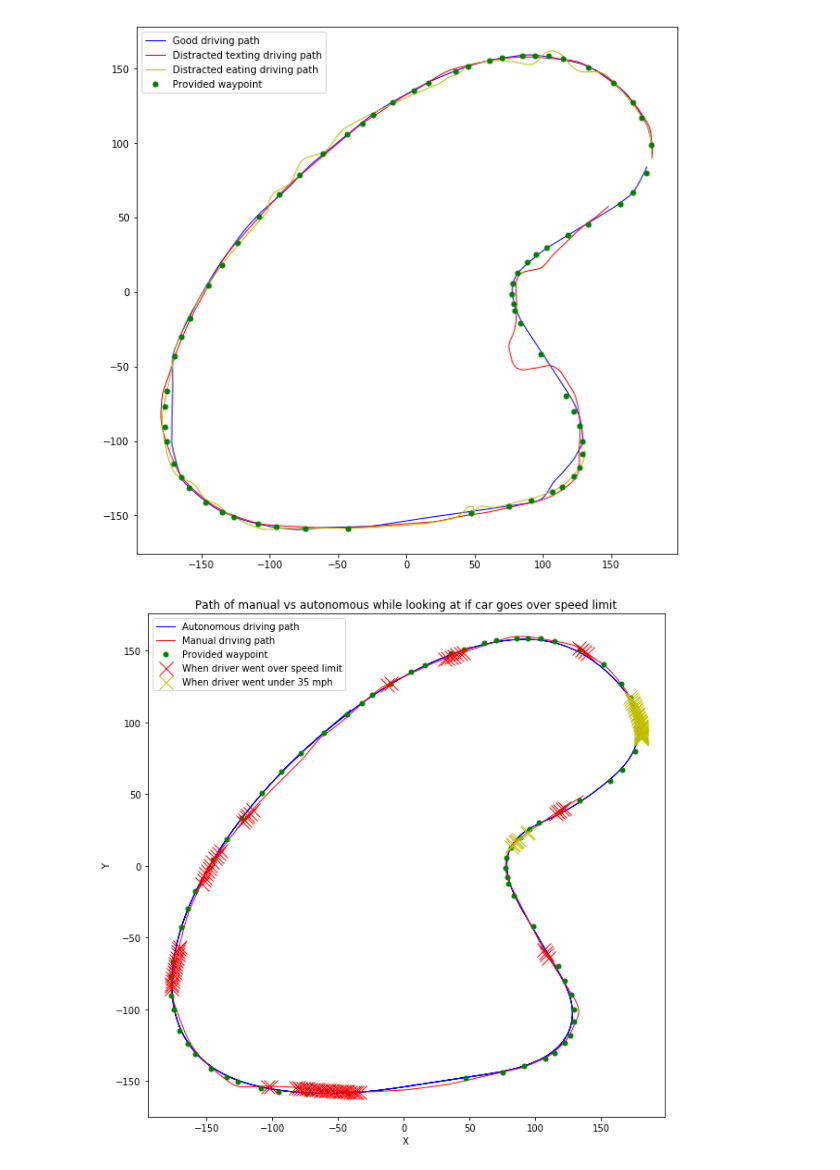
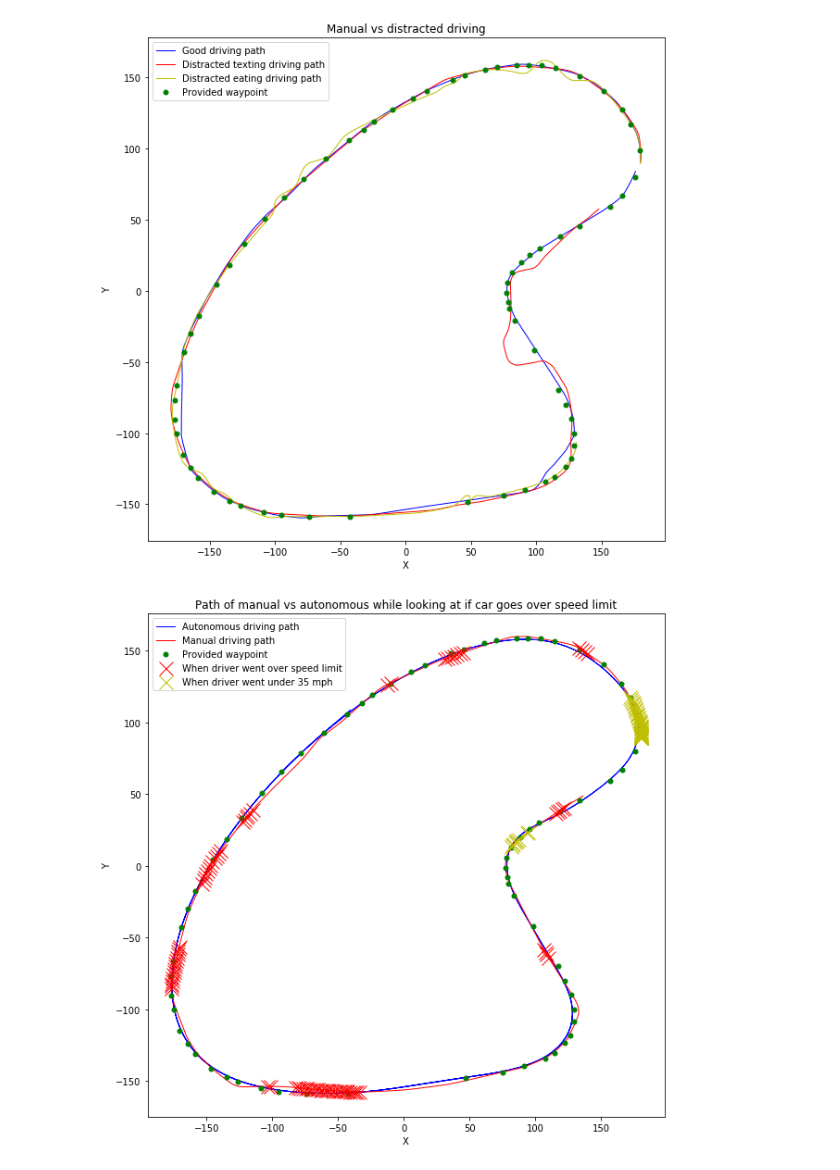
Before and after one commit to tylermoore1/InternProject, a Jupyter notebook: data_distracted_driving/visualize/visualize_data.ipynb, the cells around one changed output. Cells and saved outputs as stored; diff of their text form; code cells hidden in the pictures.

```diff
--- a/data_distracted_driving/visualize/visualize_data.ipynb
+++ b/data_distracted_driving/visualize/visualize_data.ipynb
@@ -37,14 +37,18 @@ for i in range(0, len(dfNormalLogger) - 1):
 # %%
 plt.rcParams["figure.figsize"] = [10, 10]
 p1 = plt.plot(x_goodPath, y_goodPath, 'b', lw=1.0)
 p2 = plt.plot(x_badPath, y_badPath, 'r', lw=1.0)
 p3 = plt.plot(x_badPath2, y_badPath2, 'y', lw=1.0)
 p4 = plt.plot(x_waypoint, y_waypoint, 'go', ms=5.0)
 
+plt.xlabel("X")
+plt.ylabel("Y")
+plt.title("Manual vs distracted driving")
+
 plt.legend((p1[0],p2[0], p3[0], p4[0]), ('Good driving path','Distracted texting driving path', 'Distracted eating driving path', 'Provided waypoint'))
 plt.show()
 # %% [output]
-[figure, old version]
+[figure, new version]
 # %%
 #this shows that the manual driver is better than the distracted drivers. The driver who was texting is a lot worse than
 #the driver eating even though that one is not good either. This proves that distracted drivers are not as good as someone
```
Also changed, not shown: 6 other files.
